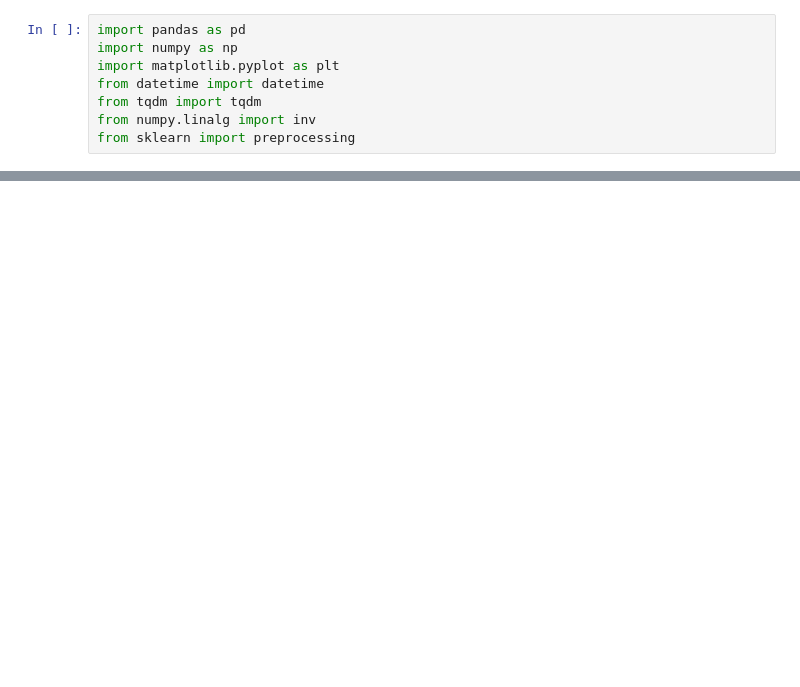
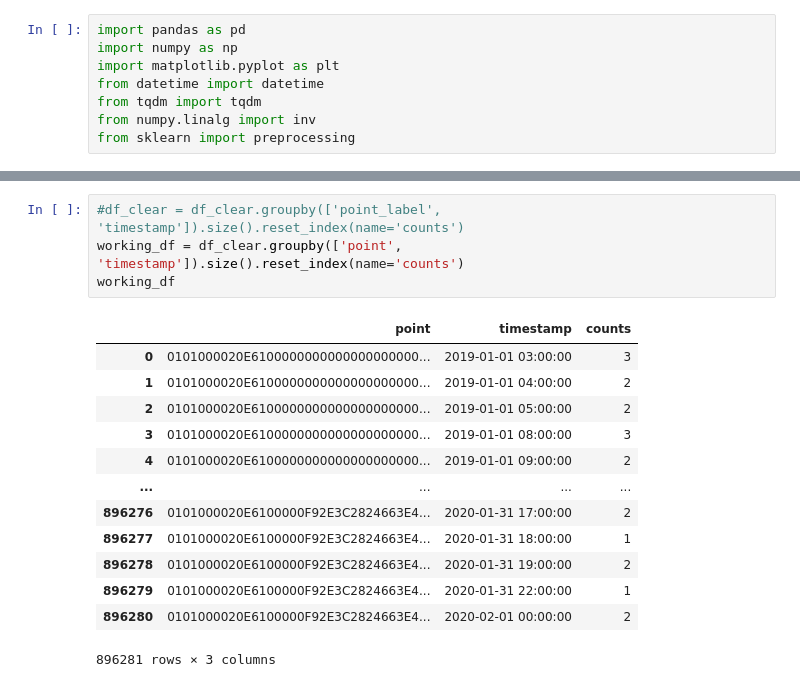
Before and after one commit to AAYamoldin/TrainingPrograms, a Jupyter notebook: Python/ITMO_ Machine_Learning_for_Industrial_Data/Lab1/lab1.ipynb, the cells around one changed output, grey strips where cells are left out. Cells and saved outputs as stored; diff of their text form; blank space fills up the shorter version.

```diff
--- a/Python/ITMO_ Machine_Learning_for_Industrial_Data/Lab1/lab1.ipynb
+++ b/Python/ITMO_ Machine_Learning_for_Industrial_Data/Lab1/lab1.ipynb
@@ -45,0 +161,18 @@ sorted(df.lat.unique())
+# %%
+#df_clear = df_clear.groupby(['point_label', 'timestamp']).size().reset_index(name='counts')
+working_df = df_clear.groupby(['point', 'timestamp']).size().reset_index(name='counts')
+working_df
+# %% [output]
+|  | point | timestamp | counts |
+| 0 | 0101000020E6100000000000000000000... | 2019-01-01 03:00:00 | 3 |
+| 1 | 0101000020E6100000000000000000000... | 2019-01-01 04:00:00 | 2 |
+| 2 | 0101000020E6100000000000000000000... | 2019-01-01 05:00:00 | 2 |
+| 3 | 0101000020E6100000000000000000000... | 2019-01-01 08:00:00 | 3 |
+| 4 | 0101000020E6100000000000000000000... | 2019-01-01 09:00:00 | 2 |
+| ... | ... | ... | ... |
+| 896276 | 0101000020E6100000F92E3C2824663E4... | 2020-01-31 17:00:00 | 2 |
+| 896277 | 0101000020E6100000F92E3C2824663E4... | 2020-01-31 18:00:00 | 1 |
+| 896278 | 0101000020E6100000F92E3C2824663E4... | 2020-01-31 19:00:00 | 2 |
+| 896279 | 0101000020E6100000F92E3C2824663E4... | 2020-01-31 22:00:00 | 1 |
+| 896280 | 0101000020E6100000F92E3C2824663E4... | 2020-02-01 00:00:00 | 2 |
+896281 rows × 3 columns
```
Also changed, not shown: parts of 24 cells of this notebook.
